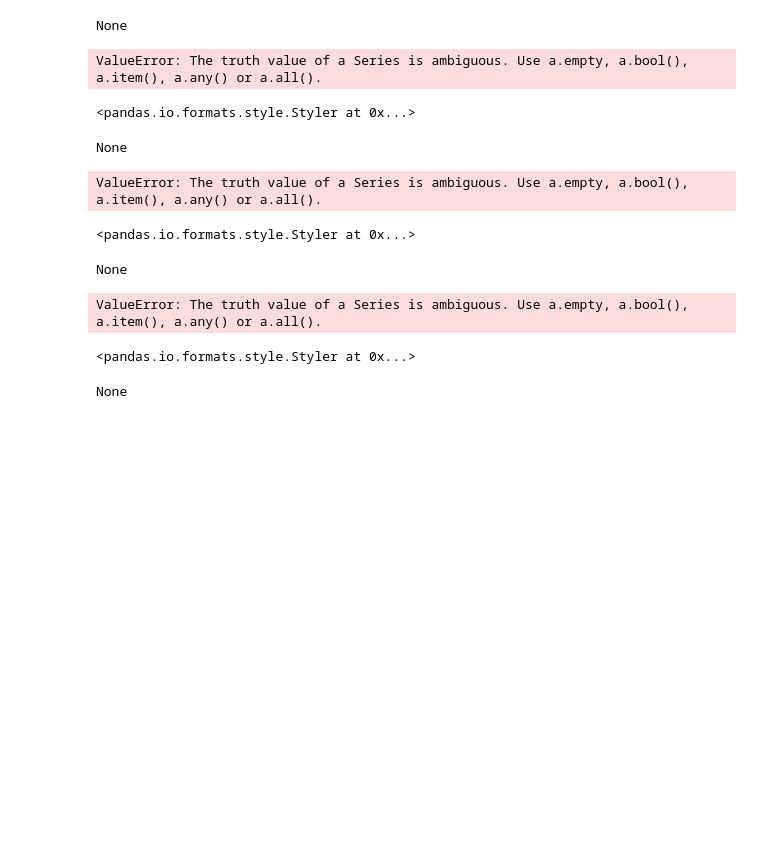
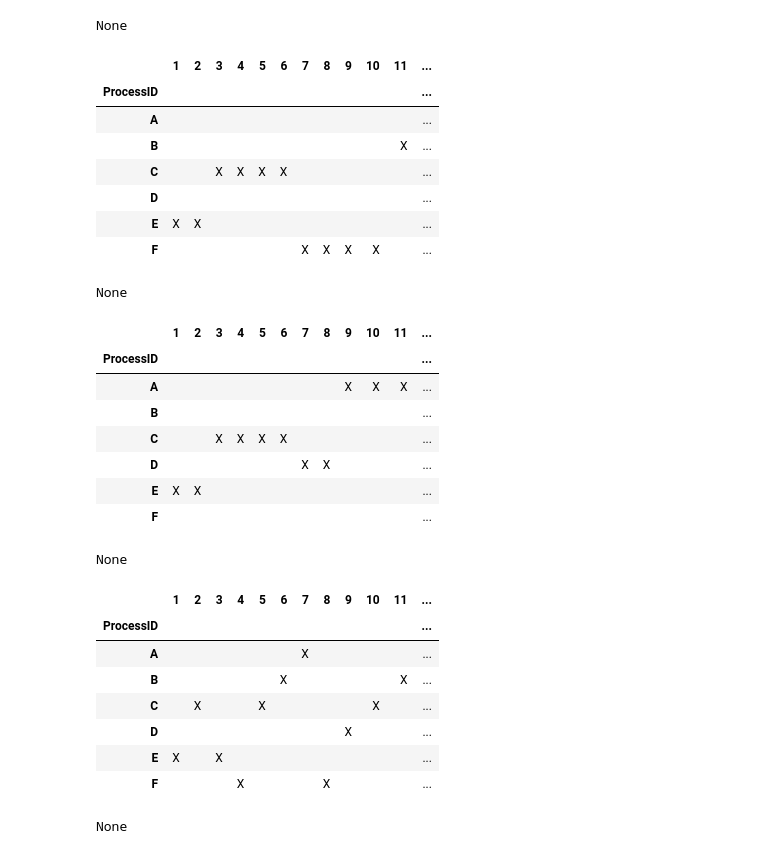
Before and after one commit to dro42/bsys_distance_learning_2, a Jupyter notebook: sheduler/sheduling_simulation.ipynb, the cells around one changed output. Saved outputs shown, nothing was run; the diff lists cells and outputs as text; code cells hidden in the pictures; blank space fills up the shorter version.

```diff
--- a/sheduler/sheduling_simulation.ipynb
+++ b/sheduler/sheduling_simulation.ipynb
@@ -357,7 +357,7 @@ def round_robin_scheduling(processes, time_quantum=1):
     return timeline, waiting_time, turnaround_time, average_waiting_time, average_turnaround_time
 
 
-def display_sheduling_results(timeline):
+def display_scheduling_results(timeline):
     """
     Display the timeline of the scheduling algorithm
     :param timeline: List of tuples representing the process execution timeline
@@ -383,46 +383,65 @@ def display_sheduling_results(timeline):
     # Fill the table with 'X' where processes are executing
     for process_id, start, end in timeline:
         for time_unit in range(start, min(end, max_time_units)):
             execution_table[process_id][time_unit] = "X"
 
     # Convert the table to a DataFrame for better visualization
     df_execution_table = pd.DataFrame(execution_table)
     df_execution_table.index += 1  # Adjusting index to start from 1
     df_execution_table.columns.name = "ProcessID"
 
     # Transpose the DataFrame to swap rows and columns
     df_execution_transposed = df_execution_table.transpose()
 
     # Styling and displaying the DataFrame directly
-    styled_df = df_execution_transposed.style.map(
-        lambda x: 'background-color: lightgreen' if x == 'X' else 'background-color: white'
-    )
+    styled_df = df_execution_transposed.style.apply(
+        lambda col: ['background-color: lightblue' if i % 2 != 0 else '' for i in range(len(col))],
+        axis=0
+    ).map(
+        lambda x: 'background-color: lightgreen' if x == 'X' else None)
     display(styled_df)
-
 
 def main():
     # User input for processes and time quantum
     processes = [("A", 4, 3), ("B", 3, 7), ("C", 1, 4), ("D", 5, 2), ("E", 0, 2), ("F", 2, 4)]  # example
     processes_exe = [("A", 4, 4), ("B", 3, 3), ("C", 0, 2), ("D", 2, 7), ("E", 5, 2), ("F", 1, 4)]  # exercise
     # processes = [("A", 4, 4), ("B", 3, 3), ("C", 0, 2), ("D", 2, 7), ("E", 5, 2), ("F", 1, 4)] #test
     timeline_sj, _, _, _, _ = shortest_job_first_scheduling(processes)
     timeline_fifo, _, _, _, _ = first_come_first_served_scheduling(processes)
     timeline_rr, _, _, _, _ = round_robin_scheduling(processes)
 
-    display(display_sheduling_results(timeline_fifo))
-    display(display_sheduling_results(timeline_sj))
-    display(display_sheduling_results(timeline_rr))
+    display(display_scheduling_results(timeline_fifo))
+    display(display_scheduling_results(timeline_sj))
+    display(display_scheduling_results(timeline_rr))
 
 
 if __name__ == '__main__':
     main()
 # %% [output]
+|  | 1 | 2 | 3 | 4 | 5 | 6 | 7 | 8 | 9 | 10 | 11 | ... |
+| ProcessID |  |  |  |  |  |  |  |  |  |  |  | ... |
+| A |  |  |  |  |  |  |  |  |  |  |  | ... |
+| B |  |  |  |  |  |  |  |  |  |  | X | ... |
+| C |  |  | X | X | X | X |  |  |  |  |  | ... |
+| D |  |  |  |  |  |  |  |  |  |  |  | ... |
+| E | X | X |  |  |  |  |  |  |  |  |  | ... |
+| F |  |  |  |  |  |  | X | X | X | X |  | ... |
-ValueError: The truth value of a Series is ambiguous. Use a.empty, a.bool(), a.item(), a.any() or a.all().
+None
+|  | 1 | 2 | 3 | 4 | 5 | 6 | 7 | 8 | 9 | 10 | 11 | ... |
+| ProcessID |  |  |  |  |  |  |  |  |  |  |  | ... |
+| A |  |  |  |  |  |  |  |  | X | X | X | ... |
+| B |  |  |  |  |  |  |  |  |  |  |  | ... |
+| C |  |  | X | X | X | X |  |  |  |  |  | ... |
+| D |  |  |  |  |  |  | X | X |  |  |  | ... |
+| E | X | X |  |  |  |  |  |  |  |  |  | ... |
+| F |  |  |  |  |  |  |  |  |  |  |  | ... |
-<pandas.io.formats.style.Styler at 0x...>
+None
+|  | 1 | 2 | 3 | 4 | 5 | 6 | 7 | 8 | 9 | 10 | 11 | ... |
+| ProcessID |  |  |  |  |  |  |  |  |  |  |  | ... |
+| A |  |  |  |  |  |  | X |  |  |  |  | ... |
+| B |  |  |  |  |  | X |  |  |  |  | X | ... |
+| C |  | X |  |  | X |  |  |  |  | X |  | ... |
+| D |  |  |  |  |  |  |  |  | X |  |  | ... |
+| E | X |  | X |  |  |  |  |  |  |  |  | ... |
+| F |  |  |  | X |  |  |  | X |  |  |  | ... |
 None
-ValueError: The truth value of a Series is ambiguous. Use a.empty, a.bool(), a.item(), a.any() or a.all().
-<pandas.io.formats.style.Styler at 0x...>
-None
-ValueError: The truth value of a Series is ambiguous. Use a.empty, a.bool(), a.item(), a.any() or a.all().
-<pandas.io.formats.style.Styler at 0x...>
-None
```
Also changed, not shown: 1 other file.
